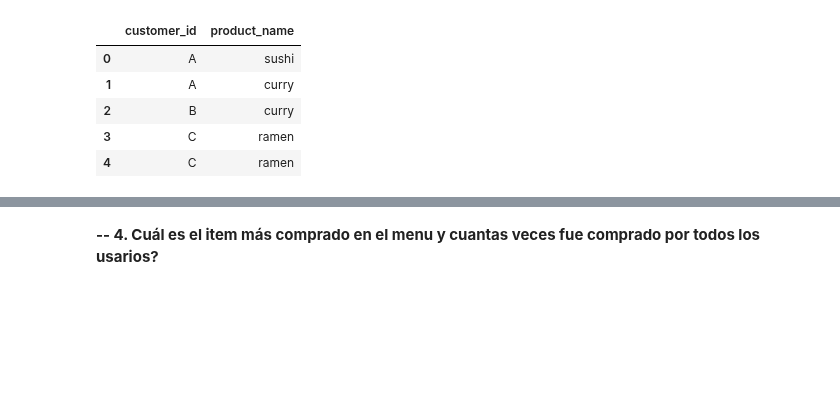
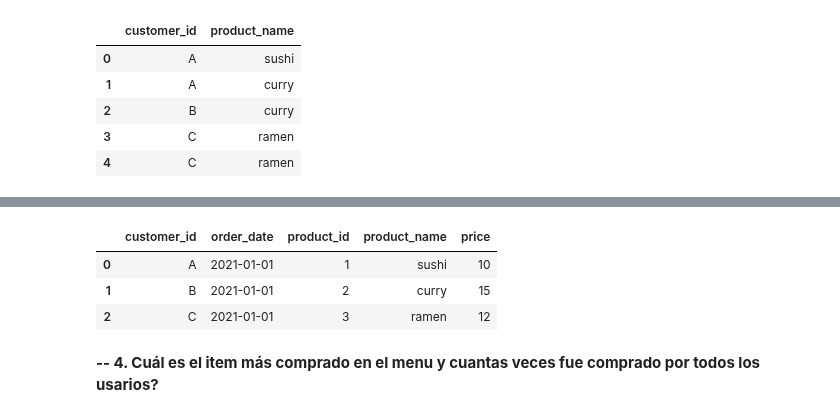
Before and after one commit to LLAES07/SQL_DESAFIO, a Jupyter notebook: Caso_1/Caso_1.ipynb, the cells around one changed output, grey strips where cells are left out. Drawn from its saved outputs; the diff is of its cells as text; code cells hidden in the pictures; blank space fills up the shorter version.

Commit message:
Arreglando formatos e incluyendo soluciones en pandas pt3

```diff
--- a/Caso_1/Caso_1.ipynb
+++ b/Caso_1/Caso_1.ipynb
@@ -311,0 +316,12 @@ pd.read_sql_query(query, connection)
+# %%
+# Merge entre sales y menu
+df_merge = pd.merge(df_sales, df_menu, how='left', on='product_id')
+
+# Encontrar la fecha mínima por usuario
+df_min_by_user = df_merge.groupby('customer_id', as_index=False)['order_date'].min()
+
+# Merge entre las fechas minimas y usuarios y el df_merge para encontrar que productos son
+df_result = pd.merge(df_min_by_user, df_merge, how='inner', on=['customer_id', 'order_date'])
+
+df_result = df_result[['customer_id', 'product_name']]
+df_result
@@ -312,3 +335,11 @@ pd.read_sql_query(query, connection)
+# %%
+# Otra forma más rapida
+df_merge.groupby('customer_id').first().reset_index()
+# %% [output]
+|  | customer_id | order_date | product_id | product_name | price |
+| 0 | A | 2021-01-01 | 1 | sushi | 10 |
+| 1 | B | 2021-01-01 | 2 | curry | 15 |
+| 2 | C | 2021-01-01 | 3 | ramen | 12 |
 # %% [markdown]
 **-- 4. Cuál es el item más comprado en el menu y cuantas veces fue comprado por todos los usarios?**
 # %%
```
Also changed, not shown: parts of 4 cells of this notebook.
